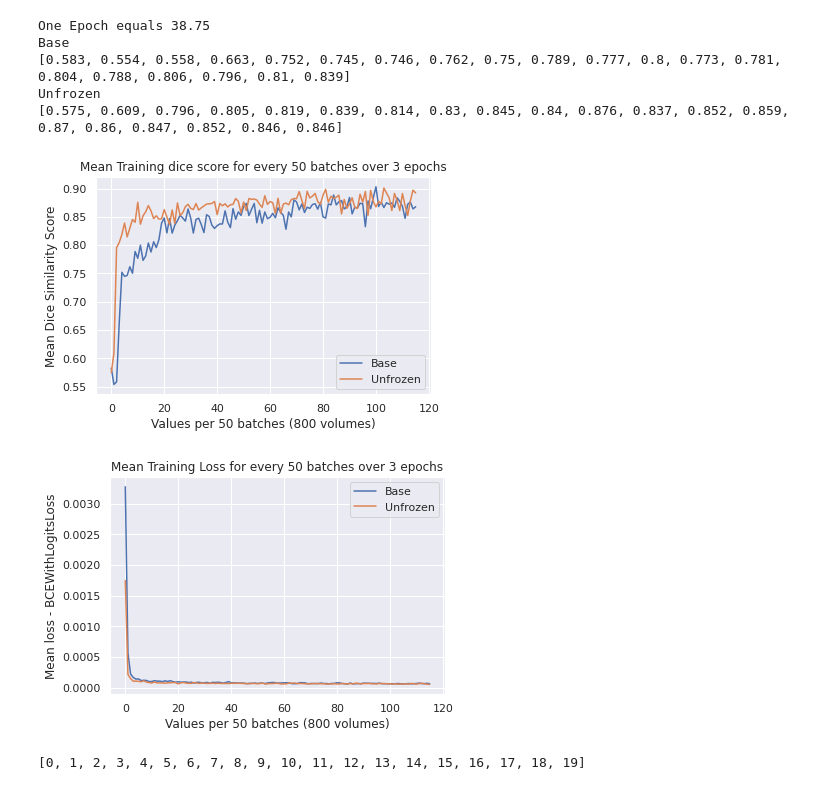
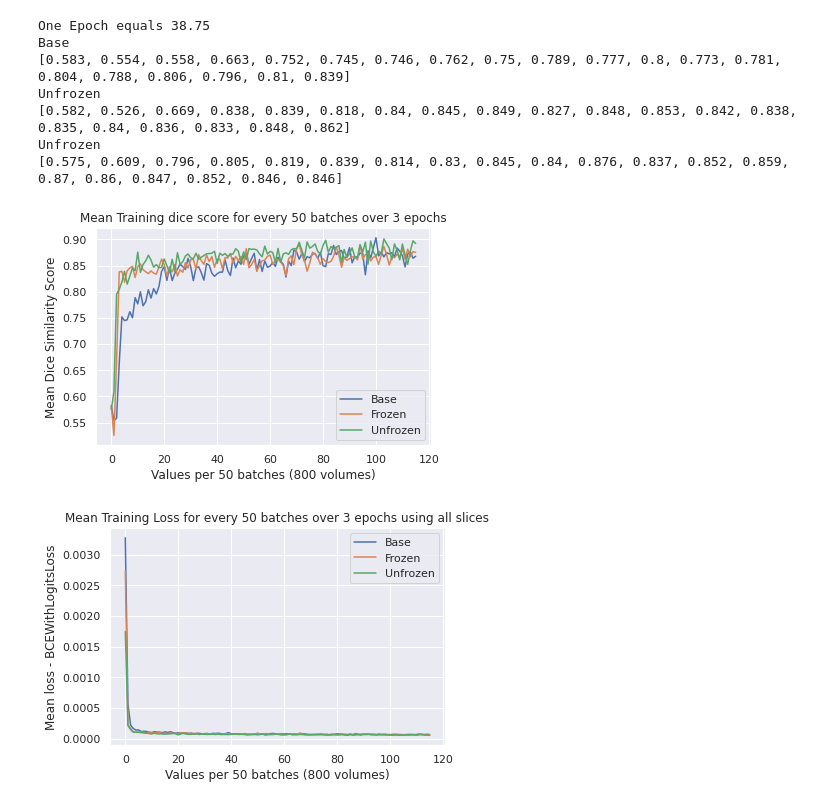
Before and after one commit to Jmckone1/unet, a Jupyter notebook: RANO comparison.ipynb, the cells around one changed output. Drawn from its saved outputs; the diff is of its cells as text; code cells hidden in the pictures.

Commit message:
updated code to run and output transfer learning models and outputs, also modified the UNet RANO code to look at outputs

```diff
--- a/RANO comparison.ipynb
+++ b/RANO comparison.ipynb
@@ -190,7 +228,6 @@ import numpy as np
 import matplotlib.pyplot as plt
 import seaborn as sns
 sns.set_theme()
-
 
 x0 = np.genfromtxt("Checkpoints/Full_model_MK5_H16_O4A4_base/epoch_0training_dice.csv", delimiter=',')
 x1 = np.genfromtxt("Checkpoints/Full_model_MK5_H16_O4A4_base/epoch_1training_dice.csv", delimiter=',')
@@ -216,11 +253,32 @@ print(list(np.around(np.array(mean_output[:20]),3)))
 
 plt.plot(range(len(mean_output)),mean_output )
 
+x0 = np.genfromtxt("Checkpoints/Full_model_MK5_H16_O4A4_frozen/epoch_0training_dice.csv", delimiter=',')
+x1 = np.genfromtxt("Checkpoints/Full_model_MK5_H16_O4A4_frozen/epoch_1training_dice.csv", delimiter=',')
+x2 = np.genfromtxt("Checkpoints/Full_model_MK5_H16_O4A4_frozen/epoch_2training_dice.csv", delimiter=',')
+
+#x = x0
+x = np.concatenate((x0,x1,x2))
+
+mean_output = []
+each_number = []
+for i in range(len(x)):
+    each_number.append(x[i])
+    if len(each_number) == (50*16):
+        mean_output.append(np.mean(each_number))
+        each_number = []
+    if i == len(x):
+        mean_output.append(np.mean(each_number))
+
+print("Unfrozen")
+print(list(np.around(np.array(mean_output[:20]),3)))
+
+plt.plot(range(len(mean_output)),mean_output )
+
 x0 = np.genfromtxt("Checkpoints/Full_model_MK5_H16_O4A4_unfrozen/epoch_0training_dice.csv", delimiter=',')
 x1 = np.genfromtxt("Checkpoints/Full_model_MK5_H16_O4A4_unfrozen/epoch_1training_dice.csv", delimiter=',')
 x2 = np.genfromtxt("Checkpoints/Full_model_MK5_H16_O4A4_unfrozen/epoch_2training_dice.csv", delimiter=',')
 
-#x = x0
 x = np.concatenate((x0,x1,x2))
 
 mean_output = []
@@ -240,7 +298,7 @@ plt.plot(range(len(mean_output)),mean_output )
 plt.title("Mean Training dice score for every 50 batches over 3 epochs")
 plt.xlabel("Values per 50 batches (800 volumes)")
 plt.ylabel("Mean Dice Similarity Score")
-plt.legend(["Base", "Unfrozen"])
+plt.legend(["Base", "Frozen", "Unfrozen"])
 
 plt.show()
 
@@ -249,6 +307,25 @@ plt.show()
 x0 = np.genfromtxt("Checkpoints/Full_model_MK5_H16_O4A4_base/epoch_0training_loss.csv", delimiter=',')
 x1 = np.genfromtxt("Checkpoints/Full_model_MK5_H16_O4A4_base/epoch_1training_loss.csv", delimiter=',')
 x2 = np.genfromtxt("Checkpoints/Full_model_MK5_H16_O4A4_base/epoch_2training_loss.csv", delimiter=',')
+
+#x = x0
+x = np.concatenate((x0,x1,x2))
+
+mean_output = []
+each_number = []
+for i in range(len(x)):
+    each_number.append(x[i])
+    if len(each_number) == 50:
+        mean_output.append(np.mean(each_number))
+        each_number = []
+    if i == len(x):
+        mean_output.append(np.mean(each_number))
+
+plt.plot(range(len(mean_output)),mean_output )
+
+x0 = np.genfromtxt("Checkpoints/Full_model_MK5_H16_O4A4_frozen/epoch_0training_loss.csv", delimiter=',')
+x1 = np.genfromtxt("Checkpoints/Full_model_MK5_H16_O4A4_frozen/epoch_1training_loss.csv", delimiter=',')
+x2 = np.genfromtxt("Checkpoints/Full_model_MK5_H16_O4A4_frozen/epoch_2training_loss.csv", delimiter=',')
 
 #x = x0
 x = np.concatenate((x0,x1,x2))
@@ -265,42 +342,36 @@ for i in range(len(x)):
 
 plt.plot(range(len(mean_output)),mean_output )
 
 x0 = np.genfromtxt("Checkpoints/Full_model_MK5_H16_O4A4_unfrozen/epoch_0training_loss.csv", delimiter=',')
 x1 = np.genfromtxt("Checkpoints/Full_model_MK5_H16_O4A4_unfrozen/epoch_1training_loss.csv", delimiter=',')
 x2 = np.genfromtxt("Checkpoints/Full_model_MK5_H16_O4A4_unfrozen/epoch_2training_loss.csv", delimiter=',')
 
 #x = x0
 x = np.concatenate((x0,x1,x2))
 
 mean_output = []
 each_number = []
 for i in range(len(x)):
     each_number.append(x[i])
     if len(each_number) == 50:
         mean_output.append(np.mean(each_number))
         each_number = []
     if i == len(x):
         mean_output.append(np.mean(each_number))
 
 plt.plot(range(len(mean_output)),mean_output )
-plt.title("Mean Training Loss for every 50 batches over 3 epochs")
+plt.title("Mean Training Loss for every 50 batches over 3 epochs using all slices")
 plt.xlabel("Values per 50 batches (800 volumes)")
 plt.ylabel("Mean loss - BCEWithLogitsLoss")
-plt.legend(["Base", "Unfrozen"])
+plt.legend(["Base", "Frozen", "Unfrozen"])
 plt.show()
 # %% [output]
 One Epoch equals 38.75
 Base
 [0.583, 0.554, 0.558, 0.663, 0.752, 0.745, 0.746, 0.762, 0.75, 0.789, 0.777, 0.8, 0.773, 0.781, 0.804, 0.788, 0.806, 0.796, 0.81, 0.839]
 Unfrozen
+[0.582, 0.526, 0.669, 0.838, 0.839, 0.818, 0.84, 0.845, 0.849, 0.827, 0.848, 0.853, 0.842, 0.838, 0.835, 0.84, 0.836, 0.833, 0.848, 0.862]
+Unfrozen
 [0.575, 0.609, 0.796, 0.805, 0.819, 0.839, 0.814, 0.83, 0.845, 0.84, 0.876, 0.837, 0.852, 0.859, 0.87, 0.86, 0.847, 0.852, 0.846, 0.846]
-[figure, old version]
+[figure, new version]
-[figure, old version]
+[figure, new version]
-# %%
-x = []
-for i in range(20):
-    x.append(i)
-
-print(x)
-# %% [output]
-[0, 1, 2, 3, 4, 5, 6, 7, 8, 9, 10, 11, 12, 13, 14, 15, 16, 17, 18, 19]
```
Also changed, not shown: parts of 24 cells of this notebook, 10 other files.
